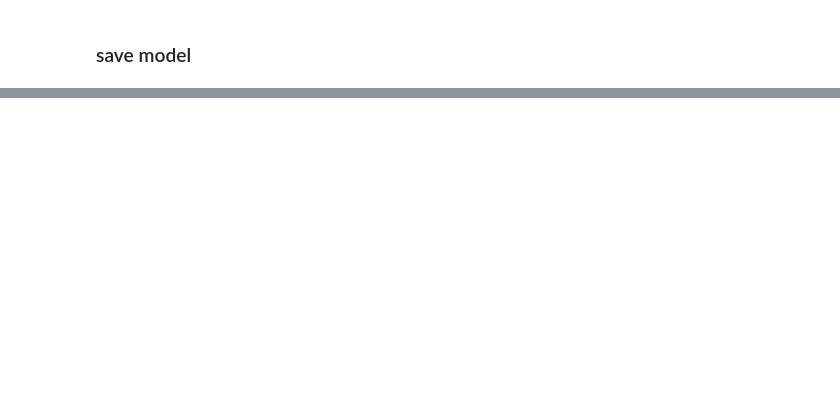
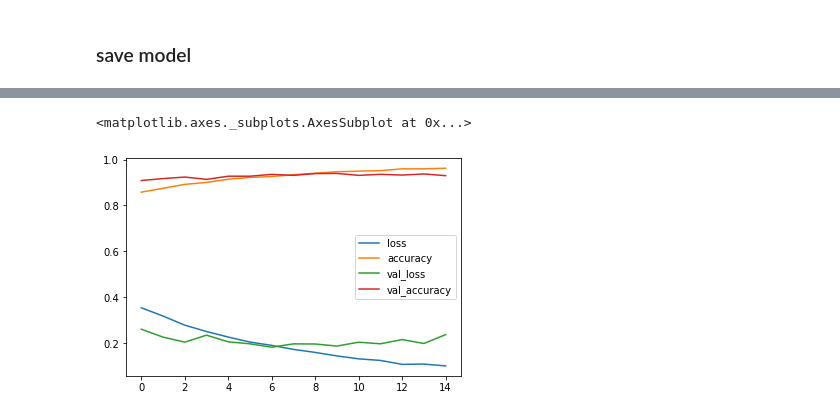
Before and after one commit to mrjslau/malaCAD, a Jupyter notebook: notebooks/train_model.ipynb, the cells around one changed output, grey strips where cells are left out. Cells and saved outputs as stored; diff of their text form; code cells hidden in the pictures; blank space fills up the shorter version.

```diff
--- a/notebooks/train_model.ipynb
+++ b/notebooks/train_model.ipynb
@@ -183,0 +285,15 @@ model.save('../models/rot90_cnn_model.h5')
+# %%
+# Create the model
+model_new = Sequential()
+model_new.add(Conv2D(50, kernel_size=(3, 3), activation='relu', input_shape = input_shape))
+model_new.add(MaxPool2D())
+model_new.add(Conv2D(64, kernel_size=(3, 3), activation='relu'))
+model_new.add(Conv2D(64, kernel_size=(3, 3), activation='relu'))
+model_new.add(MaxPool2D())
+model_new.add(Flatten())
+model_new.add(Dense(128, activation='relu'))
+model_new.add(Dropout(0.5))
+model_new.add(Dense(no_classes, activation='sigmoid'))
+
+# Display a model summary
+model_new.summary()
@@ -183,0 +318,11 @@ model.save('../models/rot90_cnn_model.h5')
+# %%
+# Compile the model
+model_new.compile(loss=loss_function,
+              optimizer=optimizer,
+              metrics=['accuracy'])
+# %%
+model_new.fit(input_train, label_train,
+            batch_size=batch_size,
+            epochs=15,
+            verbose=verbosity,
+            validation_data=(input_val, label_val))
@@ -184 +348,6 @@ model.save('../models/rot90_cnn_model.h5')
+# %%
+pd.DataFrame(model_new.history.history).plot()
+# %% [output]
+<matplotlib.axes._subplots.AxesSubplot at 0x...>
+[figure, added]
 # %%
```
Also changed, not shown: parts of 24 cells of this notebook, 18 other files.
